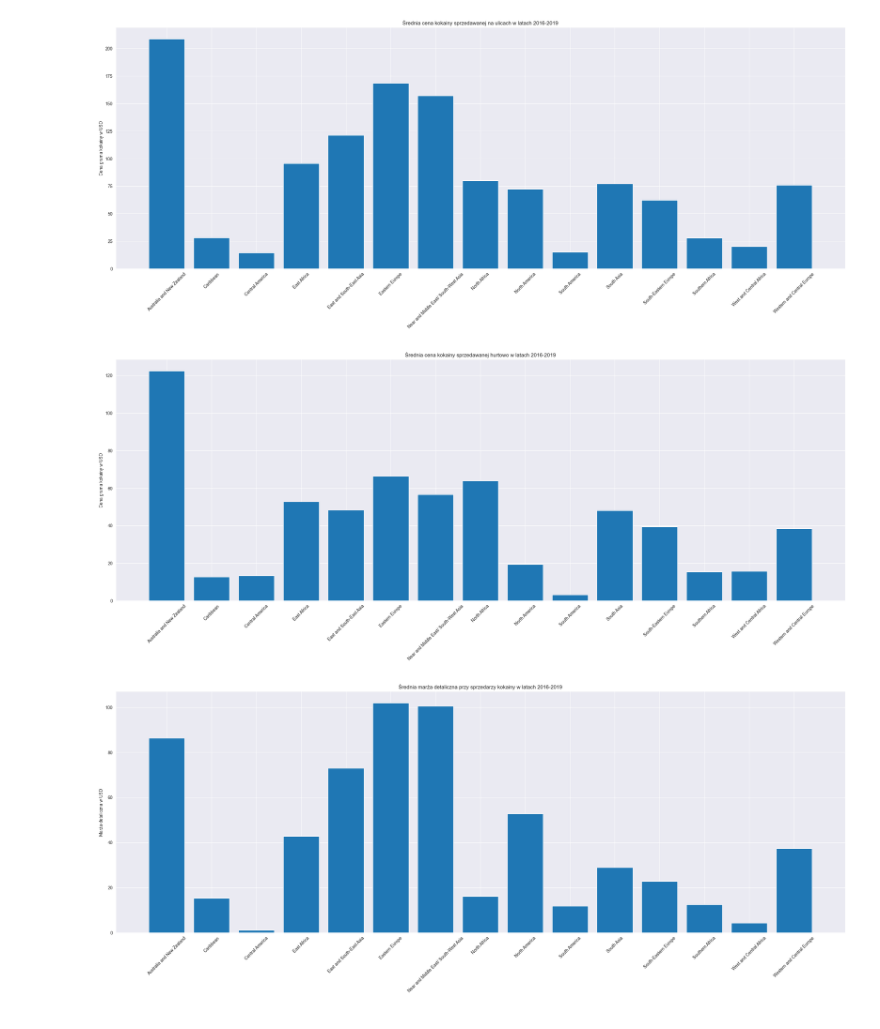
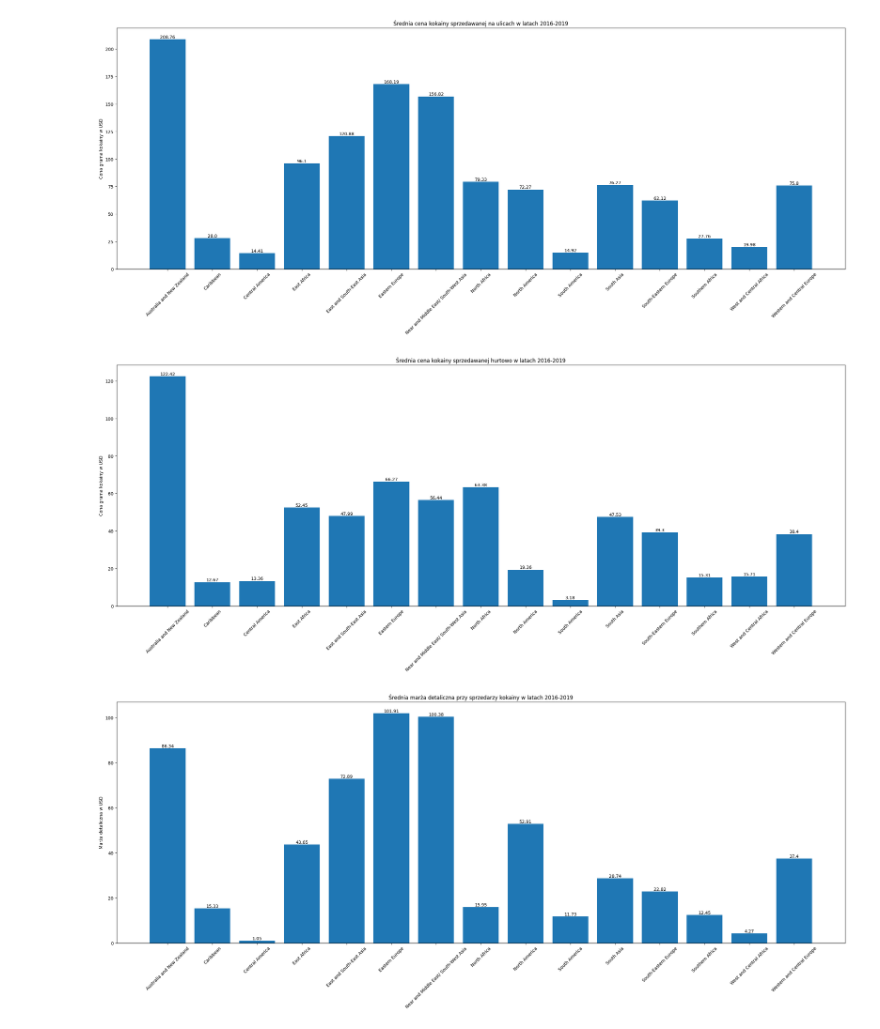
Before and after one commit to Armillion/DataVisualization, a Jupyter notebook: prices.ipynb, the cells around one changed output. Saved outputs shown, nothing was run; the diff lists cells and outputs as text; code cells hidden in the pictures.

Commit message:
prices and purities

```diff
--- a/prices.ipynb
+++ b/prices.ipynb
@@ -133,41 +124,73 @@ pricesStreets = prices[prices['LevelOfSale'] == 'Street']
 # %%
 subRegionStreet = pricesStreets.groupby('SubRegion')['Price of gram'].mean().reset_index()
 
-plt.figure(figsize=(30, 10))
-plt.bar(subRegionStreet["SubRegion"], subRegionStreet["Price of gram"])
-plt.title('Średnia cena kokainy sprzedawanej na ulicach w latach 2016-2019')
-plt.ylabel('Cena grama kokainy w USD')
-plt.xticks(rotation=45)
+fig, ax = plt.subplots(figsize=(30, 10))
+bars = ax.bar(subRegionStreet['SubRegion'], subRegionStreet['Price of gram'])
+
+# Dodawanie liczb na słupkach
+for i, bar in enumerate(bars):
+    height = bar.get_height()
+    value = round(subRegionStreet['Price of gram'][i], 2)
+    ax.text(bar.get_x() + bar.get_width() / 2, height,
+            value,
+            ha='center', va='bottom')
+
+ax.set_xticklabels(subRegionStreet['SubRegion'], rotation=45)
+ax.set_ylabel('Cena grama kokainy w USD')
+ax.set_title('Średnia cena kokainy sprzedawanej na ulicach w latach 2016-2019')
+
+# Wyświetlanie wykresu
 plt.show()
 # %% [output]
-[figure, old version]
+[figure, new version]
 # %%
 subRegionWholesale = pricesWholesale.groupby('SubRegion')['Price of gram'].mean().reset_index()
 
-plt.figure(figsize=(30, 10))
-plt.bar(subRegionWholesale["SubRegion"], subRegionWholesale["Price of gram"])
-plt.title('Średnia cena kokainy sprzedawanej hurtowo w latach 2016-2019')
-plt.ylabel('Cena grama kokainy w USD')
-plt.xticks(rotation=45)
+fig, ax = plt.subplots(figsize=(30, 10))
+bars = ax.bar(subRegionWholesale['SubRegion'], subRegionWholesale['Price of gram'])
+
+# Dodawanie liczb na słupkach
+for i, bar in enumerate(bars):
+    height = bar.get_height()
+    value = round(subRegionWholesale['Price of gram'][i], 2)
+    ax.text(bar.get_x() + bar.get_width() / 2, height,
+            value,
+            ha='center', va='bottom')
+ax.set_ylabel('Cena grama kokainy w USD')
+ax.set_title('Średnia cena kokainy sprzedawanej hurtowo w latach 2016-2019')
+ax.set_xticklabels(subRegionStreet['SubRegion'], rotation=45)
+
+# Wyświetlanie wykresu
 plt.show()
 # %% [output]
-[figure, old version]
+[figure, new version]
 # %%
 subRegionStreet = subRegionStreet.rename(columns={'Price of gram': 'detal'})
 subRegionWholesale = subRegionWholesale.rename(columns={'Price of gram': 'hurt'})
 
 subregionDifference = pd.merge(subRegionWholesale, subRegionStreet, on='SubRegion', how='inner')
 
 subregionDifference['margin'] = subregionDifference['detal'] - subregionDifference['hurt']
 
-plt.figure(figsize=(30, 10))
-plt.bar(subregionDifference["SubRegion"], subregionDifference["margin"])
-plt.title('Średnia marża detaliczna przy sprzedarzy kokainy w latach 2016-2019')
-plt.ylabel('Marża detaliczna w USD')
-plt.xticks(rotation=45)
+fig, ax = plt.subplots(figsize=(30, 10))
+bars = ax.bar(subregionDifference['SubRegion'], subregionDifference['margin'])
+
+# Dodawanie liczb na słupkach
+for i, bar in enumerate(bars):
+    height = bar.get_height()
+    value = round(subregionDifference['margin'][i], 2)
+    ax.text(bar.get_x() + bar.get_width() / 2, height,
+            value,
+            ha='center', va='bottom')
+
+ax.set_ylabel('Marża detaliczna w USD')
+ax.set_title('Średnia marża detaliczna przy sprzedarzy kokainy w latach 2016-2019')
+ax.set_xticklabels(subRegionStreet['SubRegion'], rotation=45)
+
+# Wyświetlanie wykresu
 plt.show()
 # %% [output]
-[figure, old version]
+[figure, new version]
 # %%
 pricesStreetsEurope = pricesStreets[pricesStreets['Region'] == 'Europe']
 pricesStreetsEurope = pricesStreetsEurope.groupby("Country/Territory")['Price of gram'].mean().reset_index()
```
Also changed, not shown: parts of 6 cells of this notebook, 1 other file.
